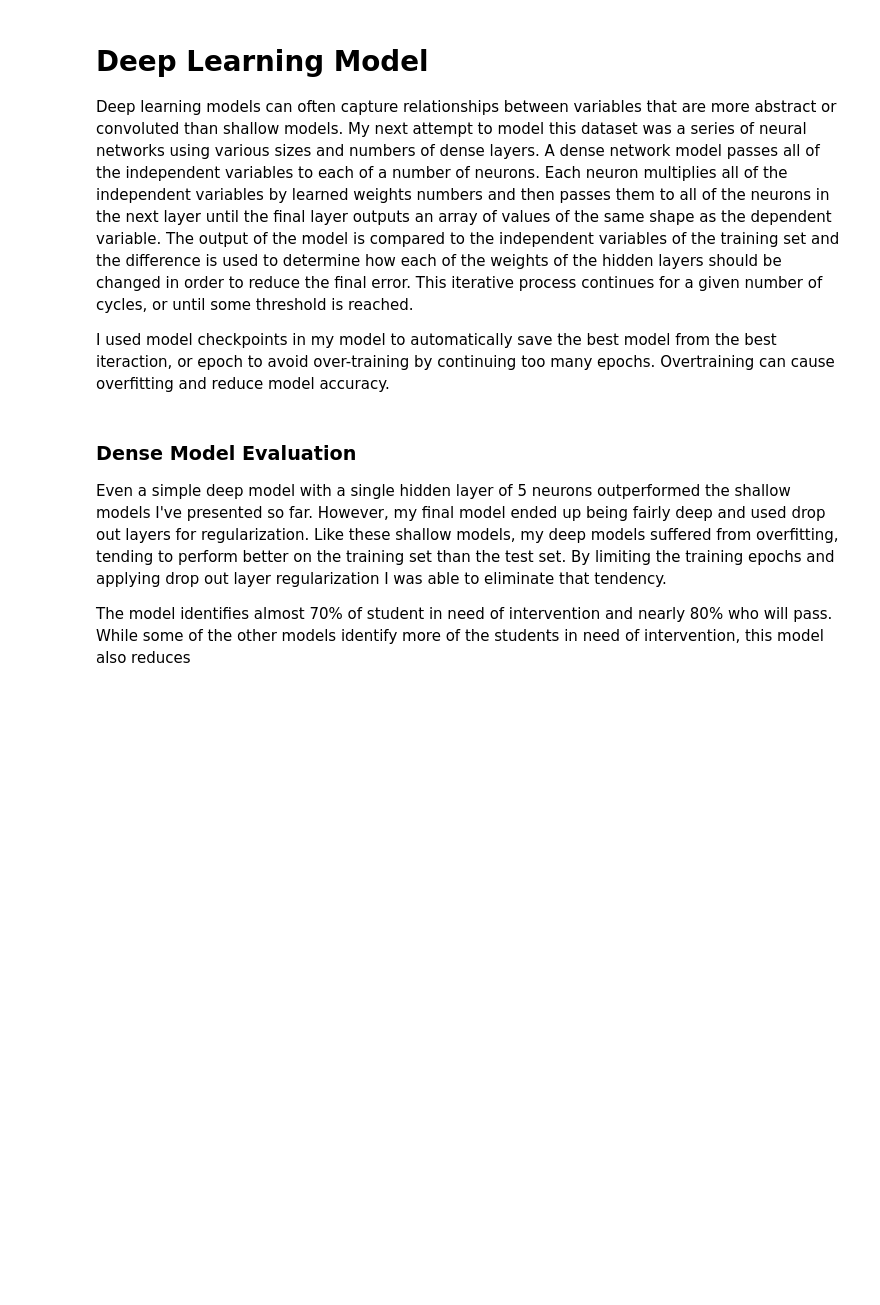
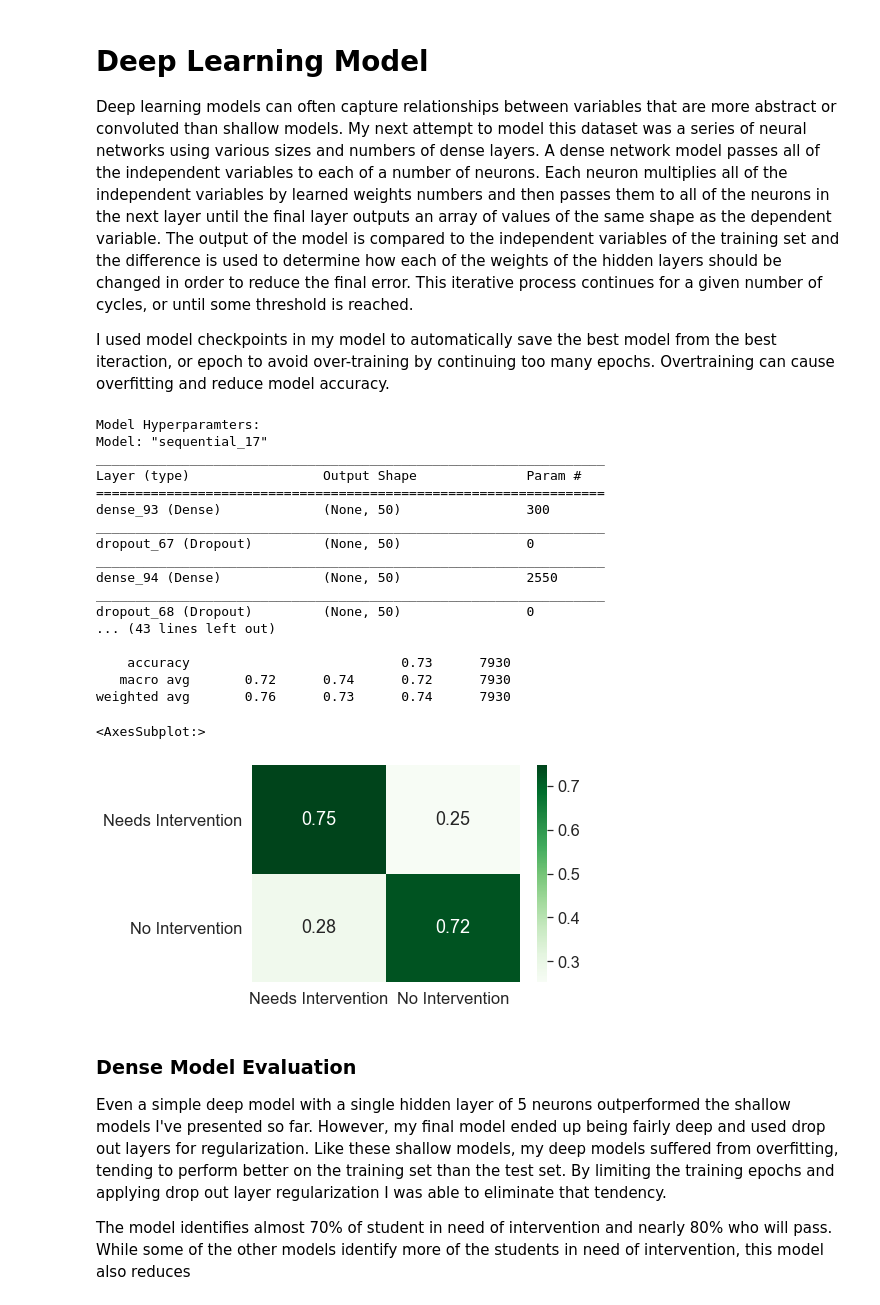
Before and after one commit to Caellwyn/ou_student_predictions, a Jupyter notebook: report/report_notebook.ipynb, the cells around one changed output. Drawn from its saved outputs; the diff is of its cells as text; code cells hidden in the pictures; blank space fills up the shorter version.

```diff
--- a/report/report_notebook.ipynb
+++ b/report/report_notebook.ipynb
@@ -504,16 +536,36 @@ Deep learning models can often capture relationships between variables that are
 
 I used model checkpoints in my model to automatically save the best model from the best iteraction, or epoch to avoid over-training by continuing too many epochs.  Overtraining can cause overfitting and reduce model accuracy.
 # %%
-model = load_model('../models/dense6979model8.h5')
+model = load_model('../models/densemodel8.h5')
 print('Model Hyperparamters:')
 print(model.summary())
 encoder = LabelEncoder()
 y_train_binary = encoder.fit_transform(y_train_transformed)
 y_test_binary = encoder.transform(y_test)
 y_pred = np.round(model.predict(X_test_transformed)).astype(int)
 print('Evaluation on hold-out set.')
 print(classification_report(y_test_binary, y_pred))
 plot_confusion(y_test_binary, y_pred, encoder = encoder)
+# %% [output]
+Model Hyperparamters:
+Model: "sequential_17"
+_________________________________________________________________
+Layer (type)                 Output Shape              Param #
+=================================================================
+dense_93 (Dense)             (None, 50)                300
+_________________________________________________________________
+dropout_67 (Dropout)         (None, 50)                0
+_________________________________________________________________
+dense_94 (Dense)             (None, 50)                2550
+_________________________________________________________________
+dropout_68 (Dropout)         (None, 50)                0
+... (43 lines left out)
+
+    accuracy                           0.73      7930
+   macro avg       0.72      0.74      0.72      7930
+weighted avg       0.76      0.73      0.74      7930
+<AxesSubplot:>
+[figure, added]
 # %% [markdown]
 ### Dense Model Evaluation
 
```
Also changed, not shown: parts of 6 cells of this notebook, 36 other files.
